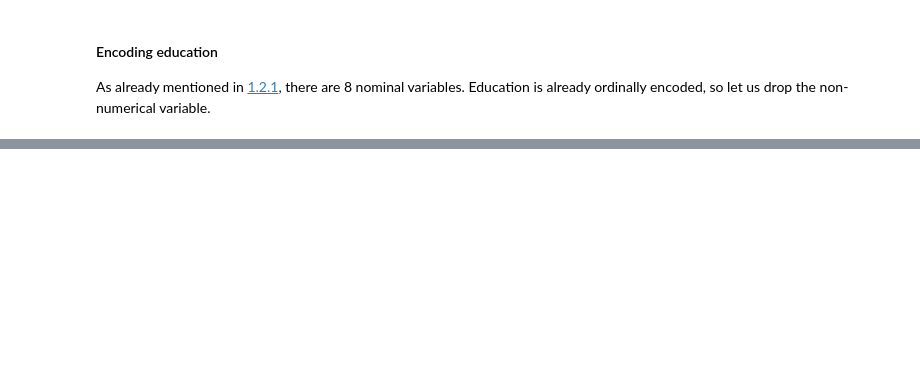
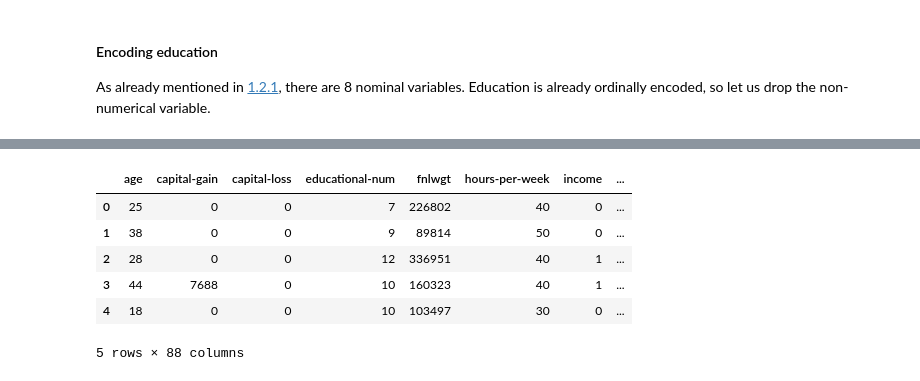
Before and after one commit to Jonson26/DSH-Pase2-Group1, a Jupyter notebook: Phase2_Group1_Session2.ipynb, the cells around one changed output, grey strips where cells are left out. Cells and saved outputs as stored; diff of their text form; code cells hidden in the pictures; blank space fills up the shorter version.

```diff
--- a/Phase2_Group1_Session2.ipynb
+++ b/Phase2_Group1_Session2.ipynb
@@ -280,0 +340,15 @@ The only exception will be "native-country" which has many categories. Therefore
+# %%
+# Replace "income" value "<=50K" with 0, and "income" value ">50K" with 1
+processed_df['income'].replace('<=50K', 0, inplace=True)
+processed_df['income'].replace('>50K', 1, inplace=True)
+# %%
+# Show snippet of fully encoded dataset
+processed_df.head()
+# %% [output]
+|  | age | capital-gain | capital-loss | educational-num | fnlwgt | hours-per-week | income | ... |
+| 0 | 25 | 0 | 0 | 7 | 226802 | 40 | 0 | ... |
+| 1 | 38 | 0 | 0 | 9 | 89814 | 50 | 0 | ... |
+| 2 | 28 | 0 | 0 | 12 | 336951 | 40 | 1 | ... |
+| 3 | 44 | 7688 | 0 | 10 | 160323 | 40 | 1 | ... |
+| 4 | 18 | 0 | 0 | 10 | 103497 | 30 | 0 | ... |
+5 rows × 88 columns
```
Also changed, not shown: parts of 16 cells of this notebook.
